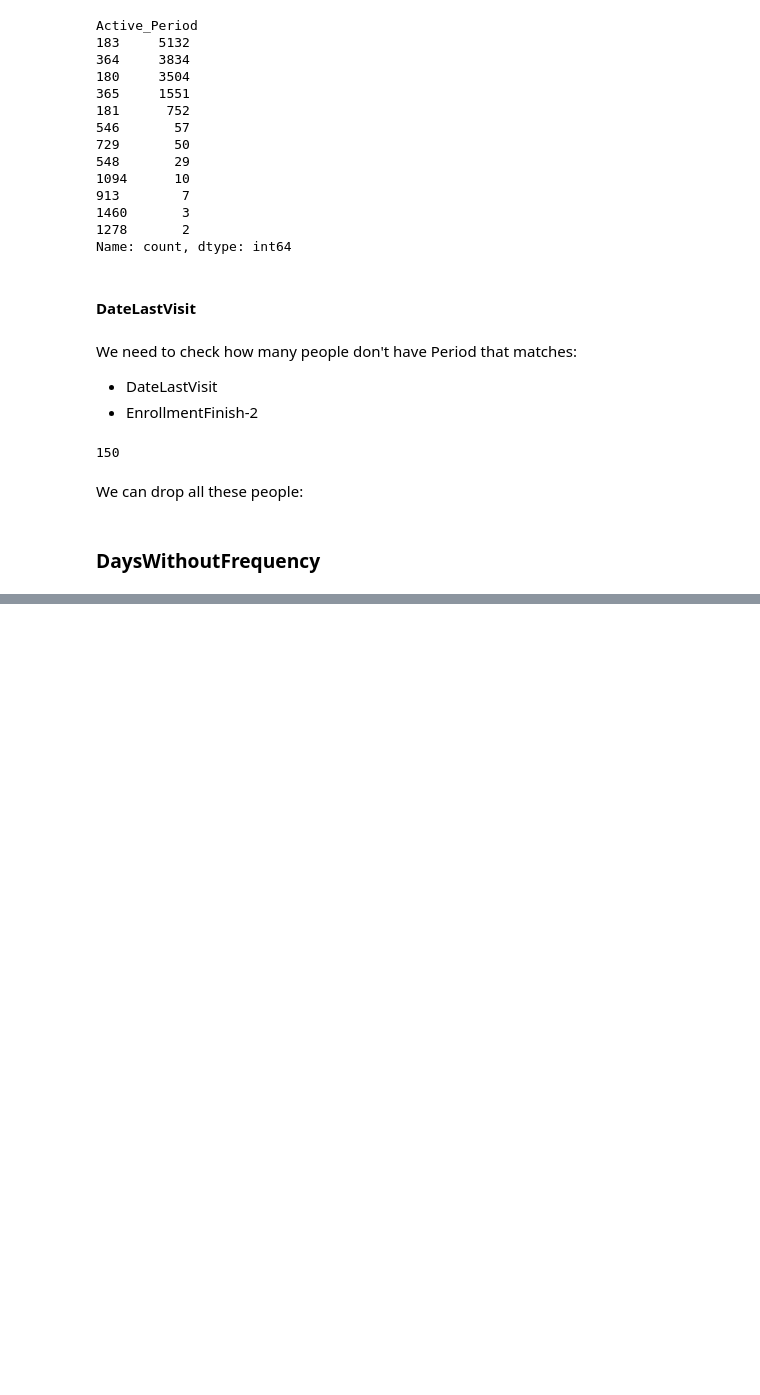
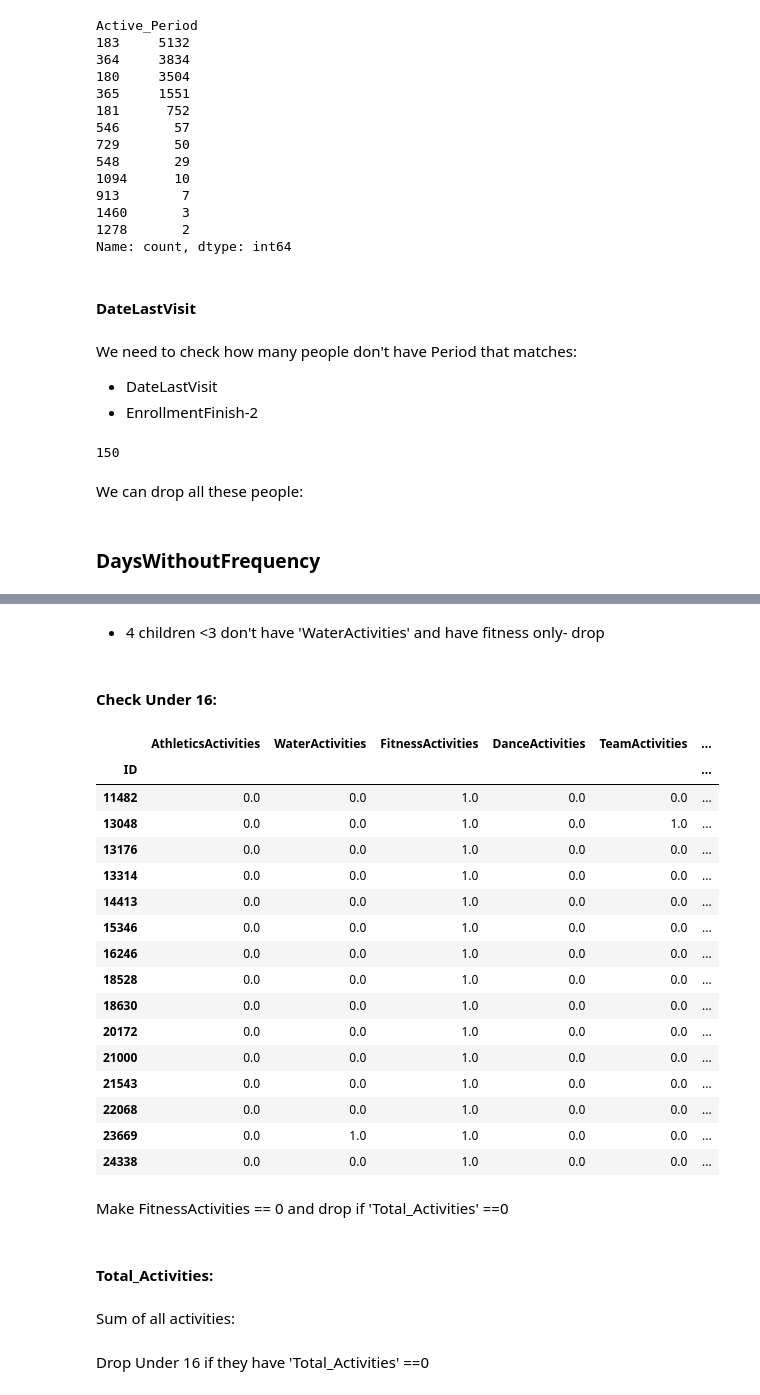
Before and after one commit to raquelxr/data-mining-proj, a Jupyter notebook: DM_Sofia.ipynb, the cells around one changed output, grey strips where cells are left out. Saved outputs shown, nothing was run; the diff lists cells and outputs as text; code cells hidden in the pictures; blank space fills up the shorter version.

```diff
--- a/DM_Sofia.ipynb
+++ b/DM_Sofia.ipynb
@@ -282,0 +285,2 @@ data.drop(index_i, inplace = True)
+# %%
+data['DaysWithoutFrequency'] = (data['EnrollmentFinish'] -data['DateLastVisit']).dt.days
@@ -282,0 +292,2 @@ data.drop(index_i, inplace = True)
+# %%
+data['Daily_Value'] = data['LifetimeValue']/data['Contract_Duration']
@@ -282,0 +336,32 @@ data.drop(index_i, inplace = True)
+# %% [markdown]
+- 4 children <3 don't have 'WaterActivities' and have fitness only- drop
+# %% [markdown]
+#### Check Under 16:
+# %%
+data[data['Age']<16][data['FitnessActivities']==1][['AthleticsActivities', 'WaterActivities','FitnessActivities','DanceActivities','TeamActivities','RacketActivities','CombatActivities','NatureActivities','SpecialActivities','OtherActivities']]
+# %% [output]
+|  | AthleticsActivities | WaterActivities | FitnessActivities | DanceActivities | TeamActivities | ... |
+| ID |  |  |  |  |  | ... |
+| 11482 | 0.0 | 0.0 | 1.0 | 0.0 | 0.0 | ... |
+| 13048 | 0.0 | 0.0 | 1.0 | 0.0 | 1.0 | ... |
+| 13176 | 0.0 | 0.0 | 1.0 | 0.0 | 0.0 | ... |
+| 13314 | 0.0 | 0.0 | 1.0 | 0.0 | 0.0 | ... |
+| 14413 | 0.0 | 0.0 | 1.0 | 0.0 | 0.0 | ... |
+| 15346 | 0.0 | 0.0 | 1.0 | 0.0 | 0.0 | ... |
+| 16246 | 0.0 | 0.0 | 1.0 | 0.0 | 0.0 | ... |
+| 18528 | 0.0 | 0.0 | 1.0 | 0.0 | 0.0 | ... |
+| 18630 | 0.0 | 0.0 | 1.0 | 0.0 | 0.0 | ... |
+| 20172 | 0.0 | 0.0 | 1.0 | 0.0 | 0.0 | ... |
+| 21000 | 0.0 | 0.0 | 1.0 | 0.0 | 0.0 | ... |
+| 21543 | 0.0 | 0.0 | 1.0 | 0.0 | 0.0 | ... |
+| 22068 | 0.0 | 0.0 | 1.0 | 0.0 | 0.0 | ... |
+| 23669 | 0.0 | 1.0 | 1.0 | 0.0 | 0.0 | ... |
+| 24338 | 0.0 | 0.0 | 1.0 | 0.0 | 0.0 | ... |
+# %% [markdown]
+Make FitnessActivities == 0 and drop if 'Total_Activities' ==0
+# %% [markdown]
+#### Total_Activities:
+# %% [markdown]
+Sum of all activities:
+# %% [markdown]
+Drop Under 16 if they have 'Total_Activities' ==0
```
Also changed, not shown: parts of 11 cells of this notebook.
